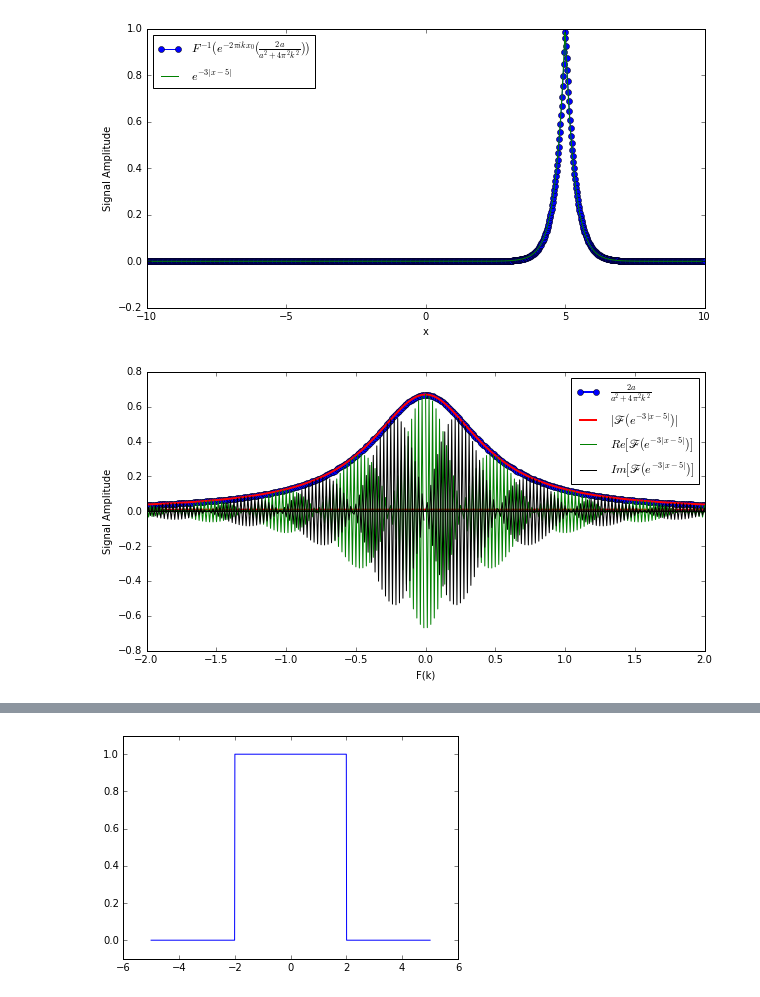
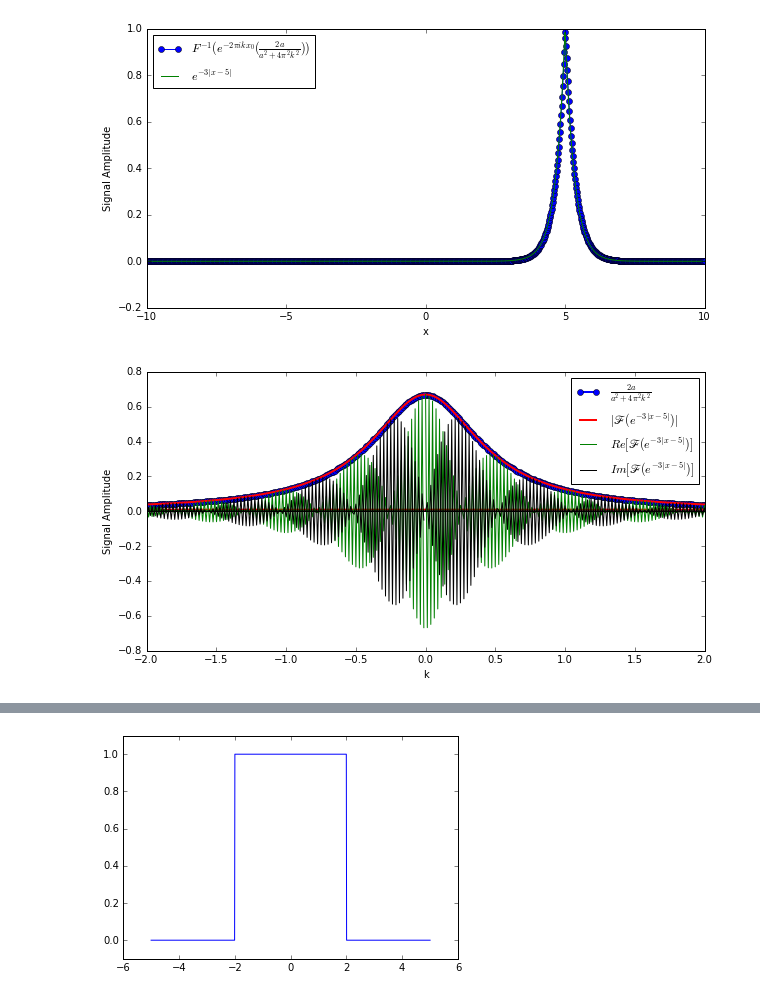
Before and after one commit to McMorranLab/McMorran-group-tutorials, a Jupyter notebook: Notebooks/FFT.ipynb, the cells around one changed output, grey strips where cells are left out. Cells and saved outputs as stored; diff of their text form; code cells hidden in the pictures.

```diff
--- a/Notebooks/FFT.ipynb
+++ b/Notebooks/FFT.ipynb
@@ -204,19 +203,19 @@ plt.show()
 # %%
 plt.figure(figsize=(10,5))
 x = np.linspace(-40,40,1000)
 k = np.fft.fftfreq(len(x), d=(x[1]-x[0]))
 x_naught = 1
 plt.plot(k, np.abs(F(k,x_naught,a)), "o-", lw=2, label = r"$\frac{2a}{a^2+4\pi^2 k^2}$")
 plt.plot(k, (np.abs((x[1]-x[0])*np.fft.fft((f(x,x_naught,a))))), "r-", label = r"$|\mathscr{F}(e^{-3|x-5|})|$", lw=2)
 plt.plot(k, (np.real((x[1]-x[0])*np.fft.fft((f(x,x_naught,a))))), "g-", label = r"$Re[\mathscr{F}(e^{-3|x-5|})]$")
 plt.plot(k, (np.imag((x[1]-x[0])*np.fft.fft((f(x,x_naught,a))))), "k-", label = r"$Im[\mathscr{F}(e^{-3|x-5|})]$")
 plt.ylabel("Signal Amplitude")
-plt.xlabel("F(k)")
+plt.xlabel("k")
 plt.legend()
 plt.xlim([-2,2])
 plt.show()
 # %% [output]
-[figure, old version]
+[figure, new version]
 # %%
 from scipy import signal
 t = np.linspace(0,1,1000)
```
Also changed, not shown: parts of 8 cells of this notebook, 1 other file.
